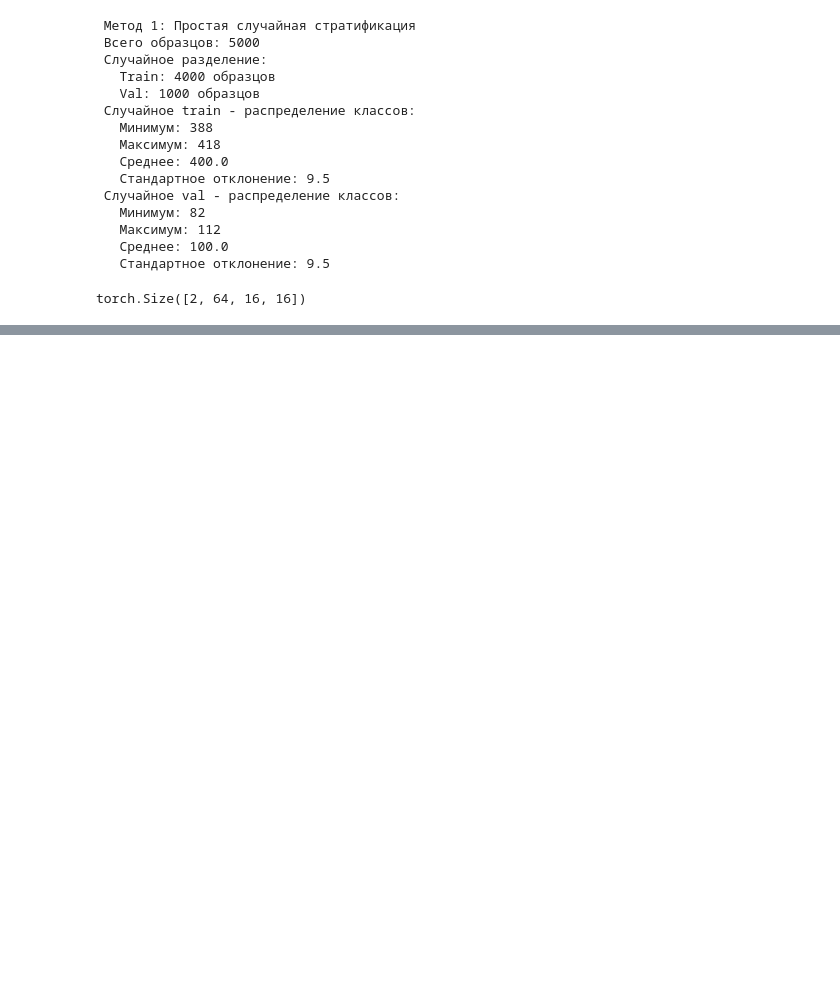
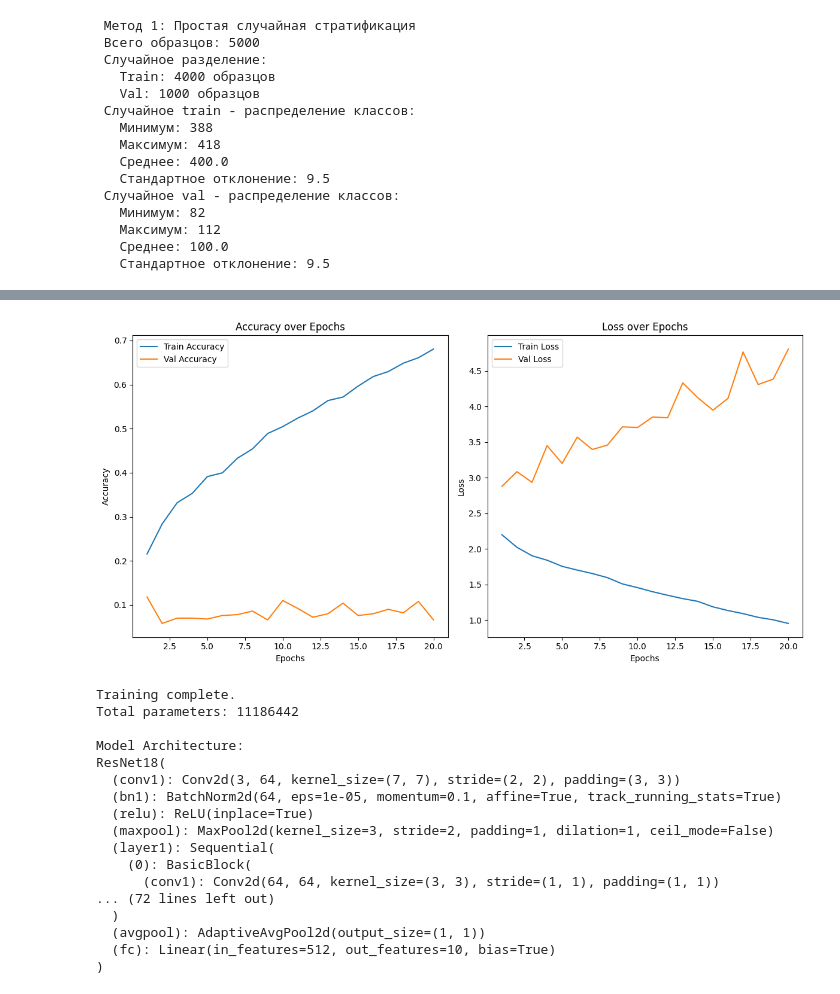
Before and after one commit to smthCreate/AI_Architecture, a Jupyter notebook: hw2.ipynb, the cells around one changed output, grey strips where cells are left out. Drawn from its saved outputs; the diff is of its cells as text; code cells hidden in the pictures; blank space fills up the shorter version.

Commit message:
Base model done

```diff
--- a/hw2.ipynb
+++ b/hw2.ipynb
@@ -127,8 +127,8 @@ train_dataset = TinyImageNetDataset(root, split='train', transform=train_transfo
 val_dataset = TinyImageNetDataset(root, split='val', transform=val_transform)
 
 # Загрузчики данных
-train_loader = DataLoader(train_dataset, batch_size=8, shuffle=True, num_workers=2)
-val_loader = DataLoader(val_dataset, batch_size=8, shuffle=False, num_workers=2)
+train_loader = DataLoader(train_dataset, batch_size=8, shuffle=True, num_workers=0)
+val_loader = DataLoader(val_dataset, batch_size=8, shuffle=False, num_workers=0)
 
 # Вывод статистики
 print(f"Train size: {len(train_dataset)}")
@@ -357,16 +357,14 @@ class BasicBlock(nn.Module):
 
         return out
 
-basic_block = BasicBlock(64, 64, stride=2, downsample=nn.Sequential(
-    nn.Conv2d(64, 64, kernel_size=1, stride=2),
-    nn.BatchNorm2d(64)
-))
+# basic_block = BasicBlock(64, 64, stride=2, downsample=nn.Sequential(
+#     nn.Conv2d(64, 64, kernel_size=1, stride=2),
+#     nn.BatchNorm2d(64)
+# ))
 
-# Тестовый вход: 2 изображения размером 64x32x32
-test_input = torch.randn(2, 64, 32, 32)
+# # Тестовый вход: 2 изображения размером 64x32x32
+# test_input = torch.randn(2, 64, 32, 32)
 
-# Применяем блок
-output = basic_block(test_input)
-print(output.shape)
+# # Применяем блок
+# output = basic_block(test_input)
+# print(output.shape)
-# %% [output]
-torch.Size([2, 64, 16, 16])
@@ -372,0 +548,23 @@ torch.Size([2, 64, 16, 16])
+# %%
+def print_model_info(model):
+    # Количество параметров
+    total_params = sum(p.numel() for p in model.parameters())
+    print(f"Total parameters: {total_params}")
+
+    # Архитектура модели
+    print("\nModel Architecture:")
+    print(model)
+# %%
+device = torch.device("cuda" if torch.cuda.is_available() else "cpu")
+
+# Модель, оптимизатор и loss функция
+model = ResNet18(num_classes=10).to(device)
+optimizer = torch.optim.Adam(model.parameters(), lr=0.001)
+criterion = torch.nn.CrossEntropyLoss()
+
+# Обучение и валидация
+train_and_evaluate(model, train_loader, val_loader, optimizer, criterion, num_epochs=20, device=device)
+
+# Вывод информации о модели
+print_model_info(model)
+# %% [output]
@@ -372,0 +588,18 @@ torch.Size([2, 64, 16, 16])
+[figure, added]
+Training complete.
+Total parameters: 11186442
+
+Model Architecture:
+ResNet18(
+  (conv1): Conv2d(3, 64, kernel_size=(7, 7), stride=(2, 2), padding=(3, 3))
+  (bn1): BatchNorm2d(64, eps=1e-05, momentum=0.1, affine=True, track_running_stats=True)
+  (relu): ReLU(inplace=True)
+  (maxpool): MaxPool2d(kernel_size=3, stride=2, padding=1, dilation=1, ceil_mode=False)
+  (layer1): Sequential(
+    (0): BasicBlock(
+      (conv1): Conv2d(64, 64, kernel_size=(3, 3), stride=(1, 1), padding=(1, 1))
+... (72 lines left out)
+  )
+  (avgpool): AdaptiveAvgPool2d(output_size=(1, 1))
+  (fc): Linear(in_features=512, out_features=10, bias=True)
+)
```
Also changed, not shown: parts of 7 cells of this notebook.
